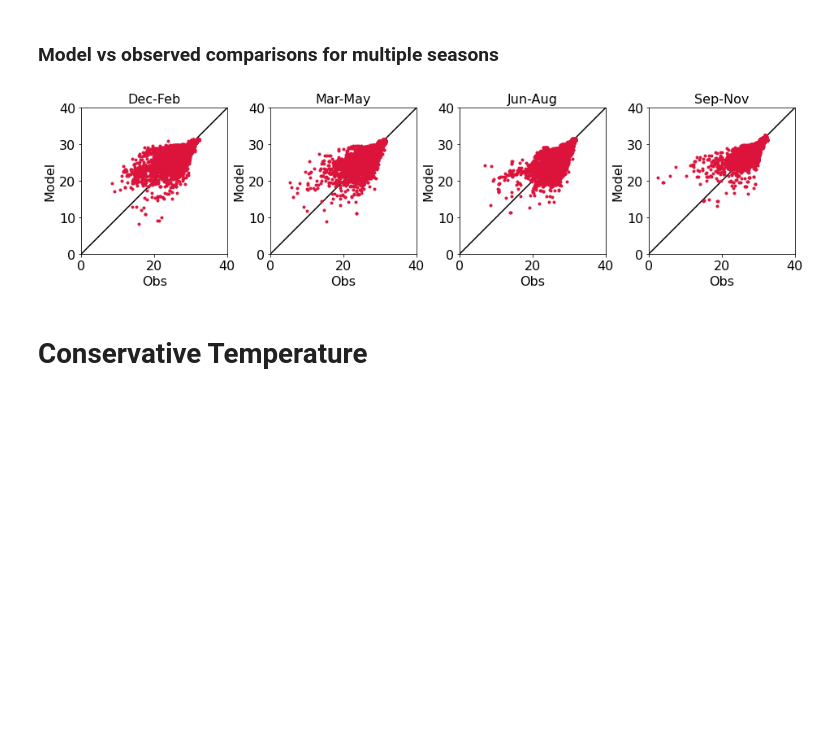
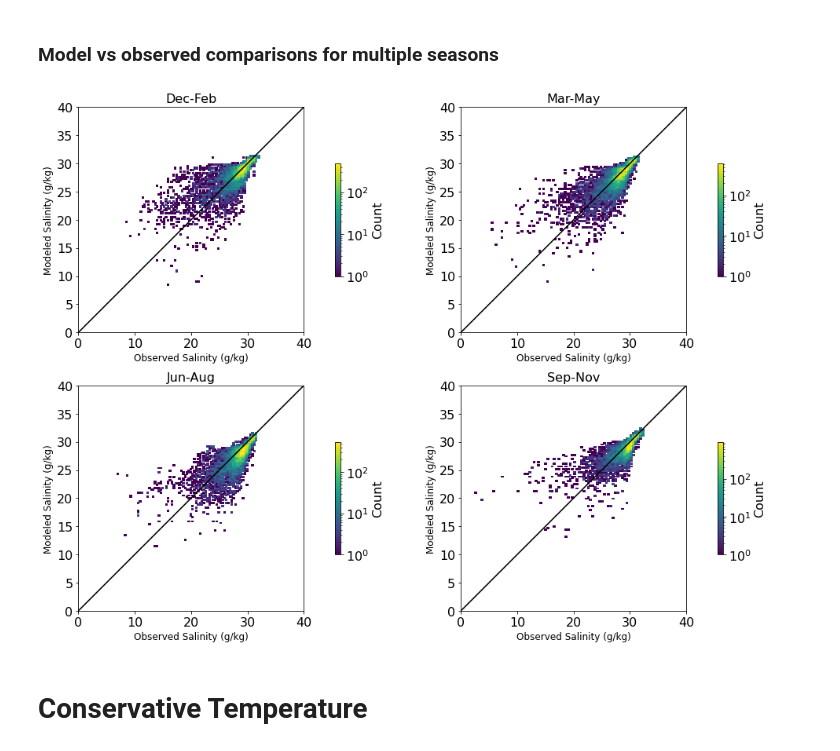
Before and after one commit to SalishSeaCast/analysis-keegan, a Jupyter notebook: notebooks/Evaluations/All_Years_Summaries/CTD_all_years_summary.ipynb, the cells around one changed output. Cells and saved outputs as stored; diff of their text form; code cells hidden in the pictures; blank space fills up the shorter version.

```diff
--- a/notebooks/Evaluations/All_Years_Summaries/CTD_all_years_summary.ipynb
+++ b/notebooks/Evaluations/All_Years_Summaries/CTD_all_years_summary.ipynb
@@ -240,11 +240,15 @@ ax=ket.byRegion_hist2d(datreg_CTD,regions,obsvar,modvar,lims)
 # %%
 seasons=[DJF_CTD,MAM_CTD,JJA_CTD,SON_CTD]
 season_titles=['Dec-Feb','Mar-May','Jun-Aug','Sep-Nov']
 
-fig, ax = plt.subplots(1,4,figsize = (16,3.3))
-ket.bySeason(ax,seasons,obsvar,modvar,lims,season_titles)
+fig, ax = plt.subplots(2,2,figsize = (18,10))
+ket.bySeason_hist2d(ax,fig,seasons,obsvar,modvar,lims,season_titles)
+for i in range(2):
+    for j in range(2):
+        ax[i][j].set_ylabel('Modeled Salinity (g/kg)')
+        ax[i][j].set_xlabel('Observed Salinity (g/kg)')
 # %% [output]
-[figure, old version]
+[figure, new version]
 # %% [markdown]
 # Conservative Temperature
 # %%
```
Also changed, not shown: parts of 4 cells of this notebook, 5 other files.
